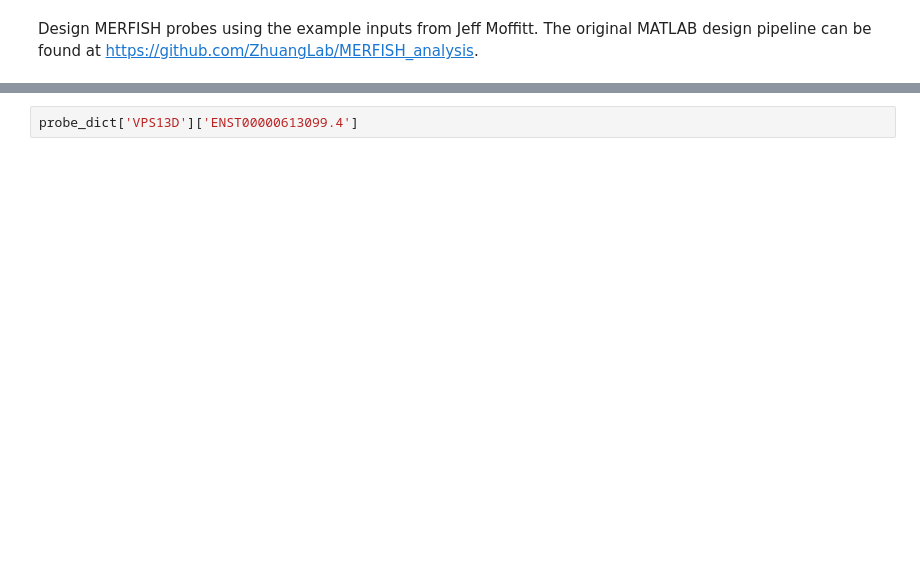
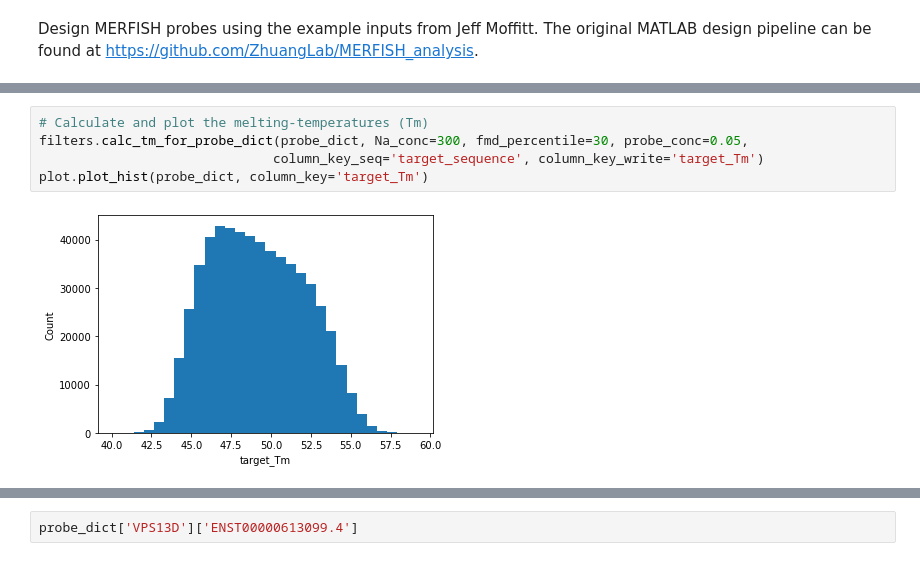
Before and after one commit to xingjiepan/MERFISH_probe_design, a Jupyter notebook: tests_and_examples/example_probe_design_JM.ipynb, the cells around one changed output, grey strips where cells are left out. Cells and saved outputs as stored; diff of their text form; blank space fills up the shorter version.

```diff
--- a/tests_and_examples/example_probe_design_JM.ipynb
+++ b/tests_and_examples/example_probe_design_JM.ipynb
@@ -36,0 +215,7 @@ pd.print_probe_dict(probe_dict)
+# %%
+# Calculate and plot the melting-temperatures (Tm)
+filters.calc_tm_for_probe_dict(probe_dict, Na_conc=300, fmd_percentile=30, probe_conc=0.05,
+                              column_key_seq='target_sequence', column_key_write='target_Tm')
+plot.plot_hist(probe_dict, column_key='target_Tm')
+# %% [output]
+[figure, added]
```
Also changed, not shown: parts of 41 cells of this notebook.
